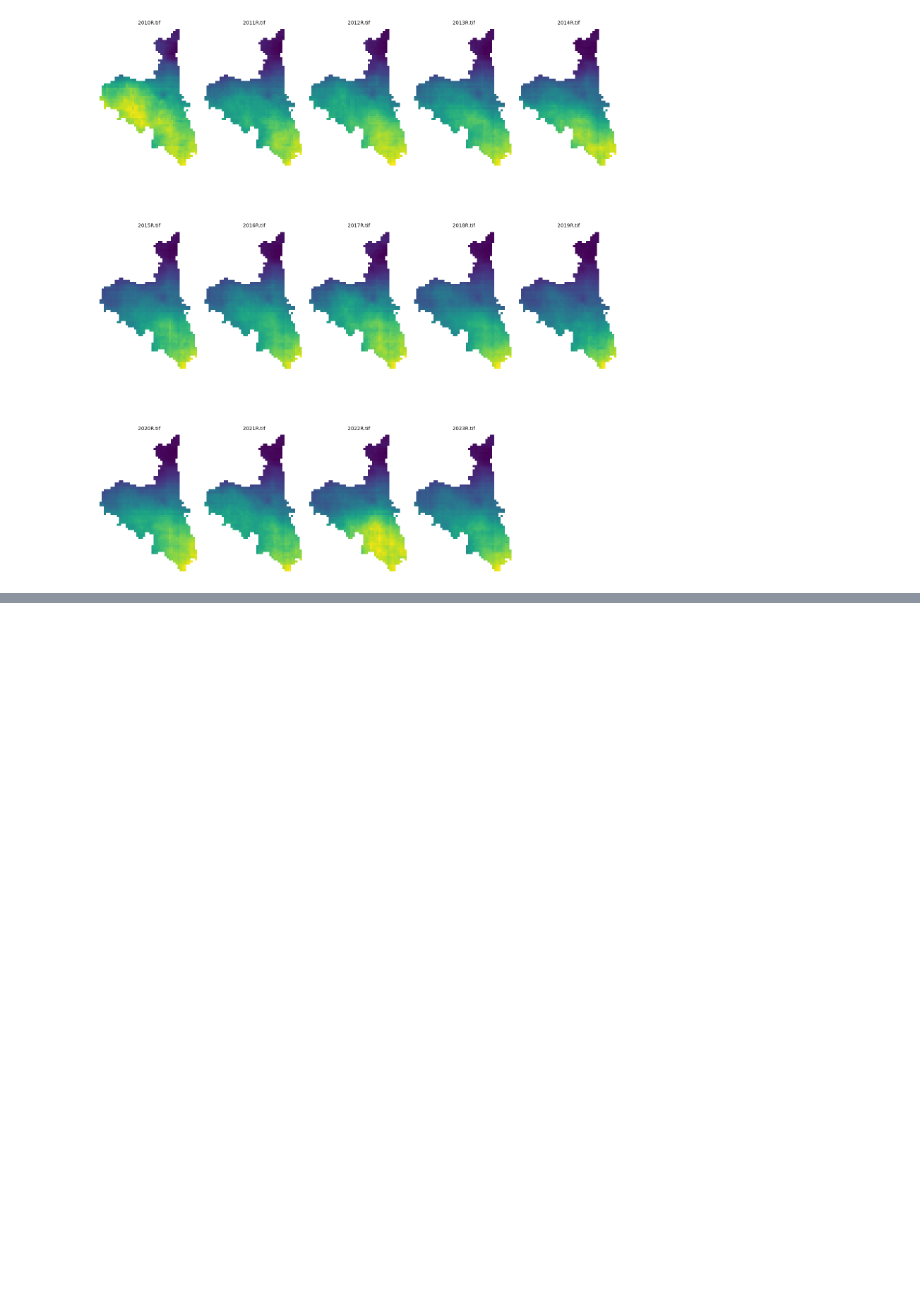
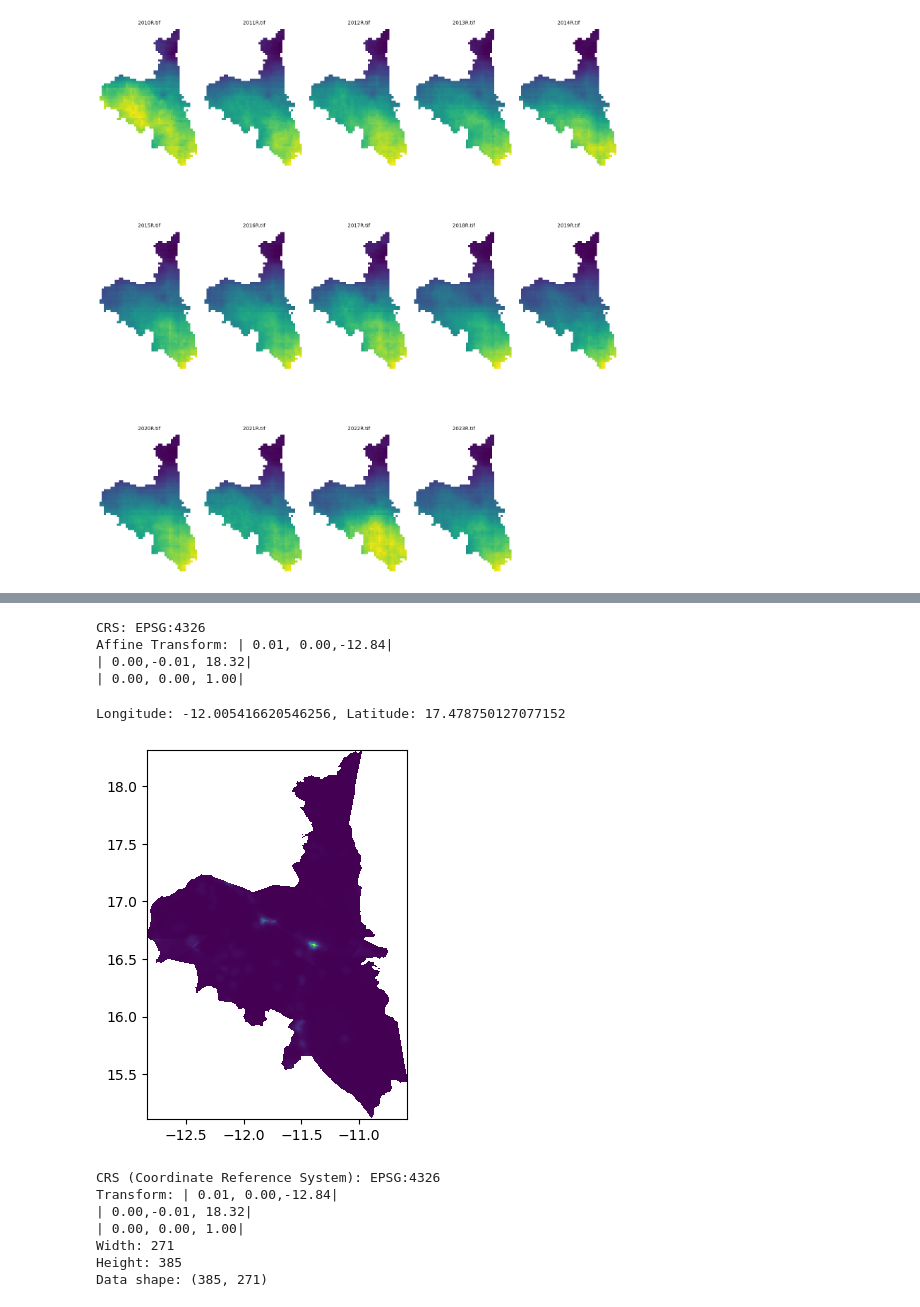
Before and after one commit to SourabhMulik/START_Hackathon, a Jupyter notebook: go_through_datasets.ipynb, the cells around one changed output, grey strips where cells are left out. Drawn from its saved outputs; the diff is of its cells as text; code cells hidden in the pictures; blank space fills up the shorter version.

```diff
--- a/go_through_datasets.ipynb
+++ b/go_through_datasets.ipynb
@@ -91,0 +270,53 @@ plt.show()
+# %%
+# read tif file
+with rasterio.open('Datasets_Hackathon\Gridded_Population_Density_Data\Assaba_Pop_2010.tif') as dataset:
+    # Get the CRS (Coordinate Reference System)
+    crs = dataset.crs
+    print(f"CRS: {crs}")
+
+    # Get the affine transform (this includes the scaling factor, origin, etc.)
+    transform = dataset.transform
+    print(f"Affine Transform: {transform}")
+
+    # Read the image data (you can access pixel values here)
+    data = dataset.read(1)  # Read the first band (assuming single-band image)
+# %% [output]
+CRS: EPSG:4326
+Affine Transform: | 0.01, 0.00,-12.84|
+| 0.00,-0.01, 18.32|
+| 0.00, 0.00, 1.00|
+# %%
+from rasterio.transform import xy
+
+# Example pixel coordinates (row, column)
+row = 100  # example row
+col = 100  # example column
+
+# Convert pixel to geographic coordinates (longitude, latitude)
+longitude, latitude = xy(transform, row, col)
+print(f"Longitude: {longitude}, Latitude: {latitude}")
+# %% [output]
+Longitude: -12.005416620546256, Latitude: 17.478750127077152
+# %%
+# one exmaple for reading climate precipatation file
+with rasterio.open('Datasets_Hackathon\Gridded_Population_Density_Data\Assaba_Pop_2010.tif') as dataset_GPD:
+    show(dataset_GPD)
+
+    # get geographic information
+    print("CRS (Coordinate Reference System):", dataset_GPD.crs)
+    print("Transform:", dataset_GPD.transform)
+    print("Width:", dataset_GPD.width)
+    print("Height:", dataset_GPD.height)
+
+    # read data
+    data_gpd = dataset_GPD.read(1)  # 读取第一波段
+    print("Data shape:", data_gpd.shape)
+# %% [output]
+[figure, added]
+CRS (Coordinate Reference System): EPSG:4326
+Transform: | 0.01, 0.00,-12.84|
+| 0.00,-0.01, 18.32|
+| 0.00, 0.00, 1.00|
+Width: 271
+Height: 385
+Data shape: (385, 271)
```
Also changed, not shown: parts of 22 cells of this notebook, 9 other files.
